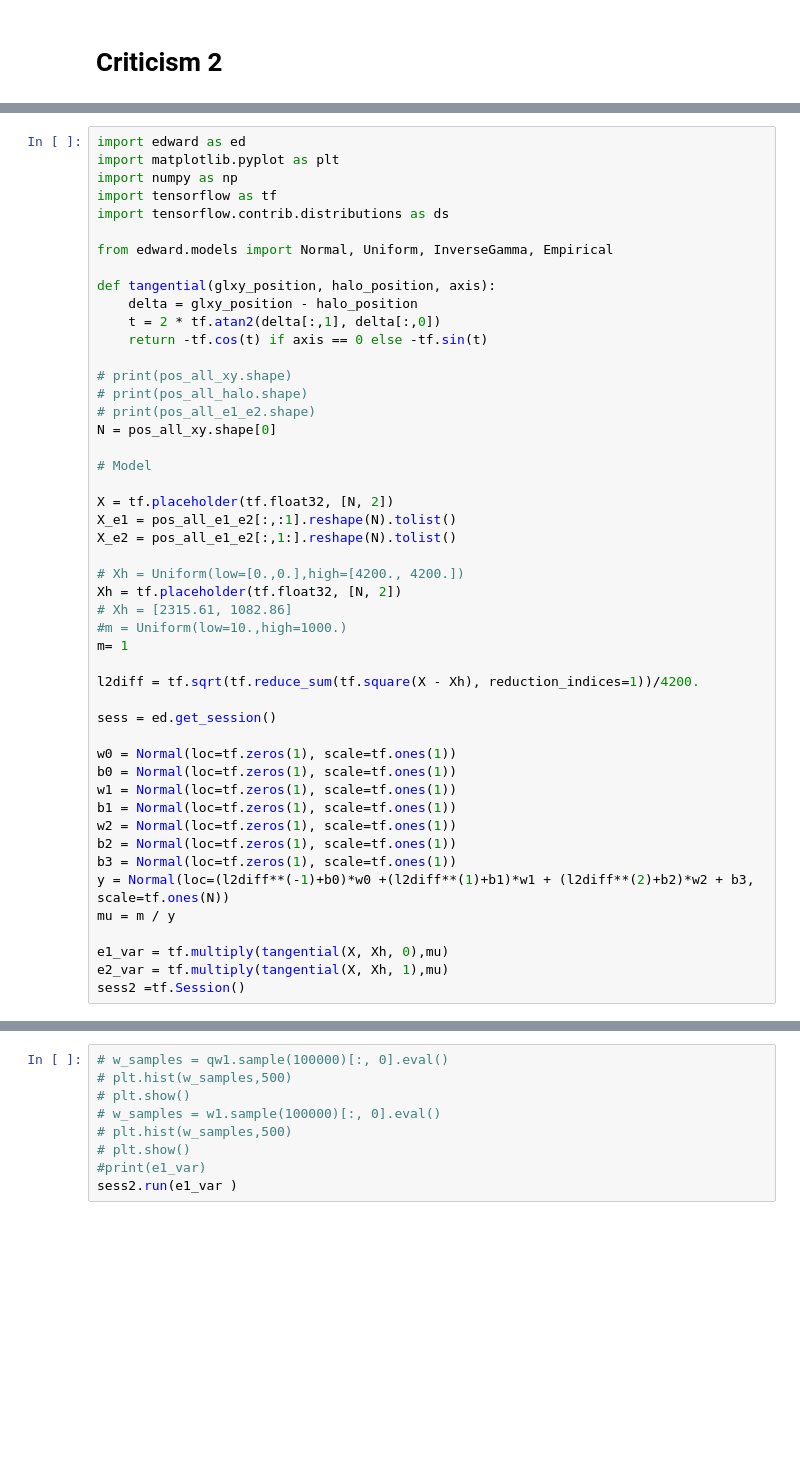
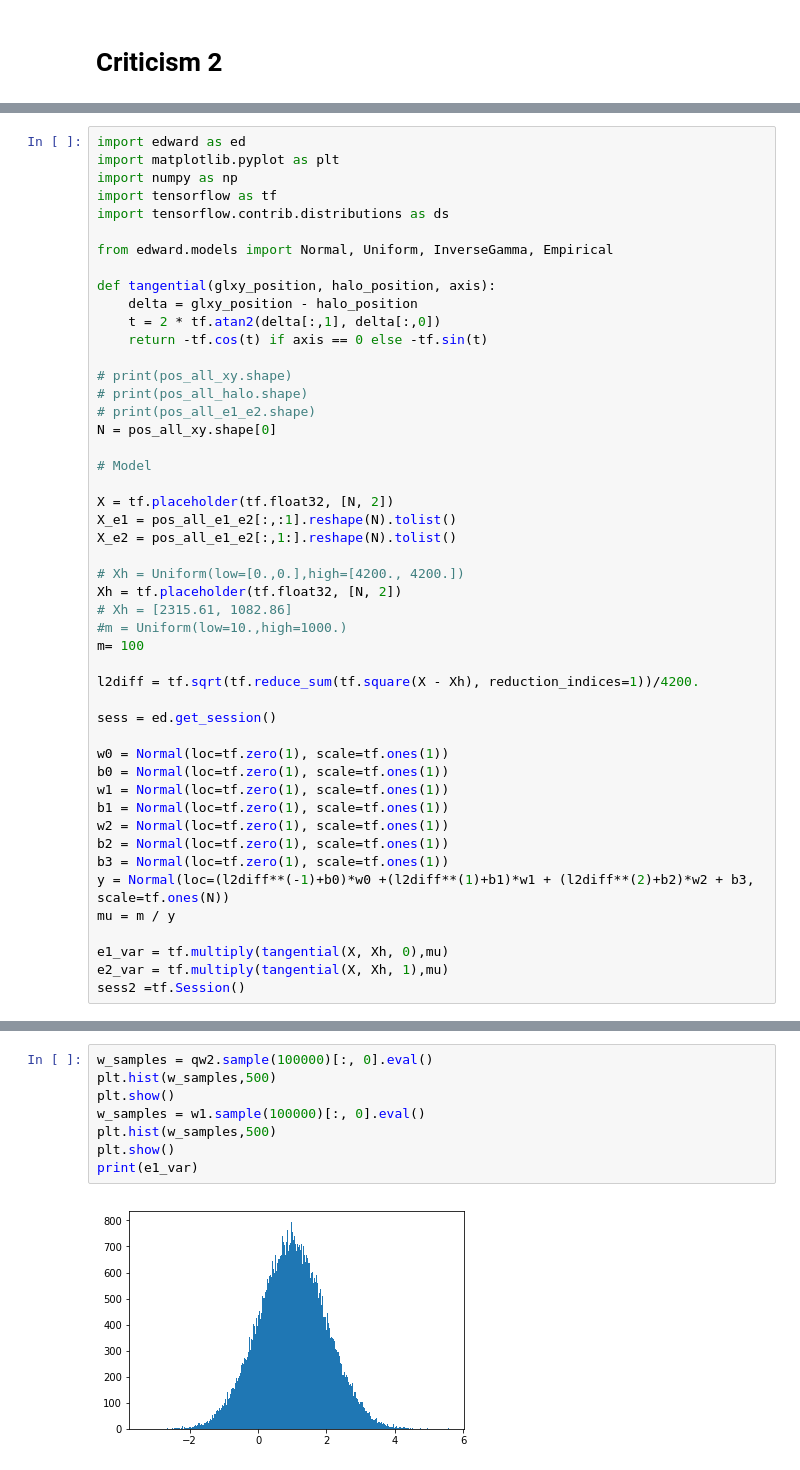
Before and after one commit to HTplex/probp.finalproject, a Jupyter notebook: 1.2-H.ipynb, the cells around one changed output, grey strips where cells are left out. Drawn from its saved outputs; the diff is of its cells as text; blank space fills up the shorter version.

```diff
--- a/1.2-H.ipynb
+++ b/1.2-H.ipynb
@@ -320,19 +316,19 @@ X_e2 = pos_all_e1_e2[:,1:].reshape(N).tolist()
 Xh = tf.placeholder(tf.float32, [N, 2])
 # Xh = [2315.61, 1082.86]
 #m = Uniform(low=10.,high=1000.)
-m= 1
+m= 100
 
 l2diff = tf.sqrt(tf.reduce_sum(tf.square(X - Xh), reduction_indices=1))/4200.
 
 sess = ed.get_session()
 
-w0 = Normal(loc=tf.zeros(1), scale=tf.ones(1))
-b0 = Normal(loc=tf.zeros(1), scale=tf.ones(1))
-w1 = Normal(loc=tf.zeros(1), scale=tf.ones(1))
-b1 = Normal(loc=tf.zeros(1), scale=tf.ones(1))
-w2 = Normal(loc=tf.zeros(1), scale=tf.ones(1))
-b2 = Normal(loc=tf.zeros(1), scale=tf.ones(1))
-b3 = Normal(loc=tf.zeros(1), scale=tf.ones(1))
+w0 = Normal(loc=tf.zero(1), scale=tf.ones(1))
+b0 = Normal(loc=tf.zero(1), scale=tf.ones(1))
+w1 = Normal(loc=tf.zero(1), scale=tf.ones(1))
+b1 = Normal(loc=tf.zero(1), scale=tf.ones(1))
+w2 = Normal(loc=tf.zero(1), scale=tf.ones(1))
+b2 = Normal(loc=tf.zero(1), scale=tf.ones(1))
+b3 = Normal(loc=tf.zero(1), scale=tf.ones(1))
 y = Normal(loc=(l2diff**(-1)+b0)*w0 +(l2diff**(1)+b1)*w1 + (l2diff**(2)+b2)*w2 + b3, scale=tf.ones(N))
 mu = m / y
 
@@ -380,10 +369,10 @@ visualise(e1_e2[:,:1], e1_e2[:,1:], qw0, qb0)
 # %%
-# w_samples = qw1.sample(100000)[:, 0].eval()
-# plt.hist(w_samples,500)
-# plt.show()
-# w_samples = w1.sample(100000)[:, 0].eval()
-# plt.hist(w_samples,500)
-# plt.show()
-#print(e1_var)
-sess2.run(e1_var )
+w_samples = qw2.sample(100000)[:, 0].eval()
+plt.hist(w_samples,500)
+plt.show()
+w_samples = w1.sample(100000)[:, 0].eval()
+plt.hist(w_samples,500)
+plt.show()
+print(e1_var)
 # %% [output]
+[figure, added]
```
Also changed, not shown: parts of 15 cells of this notebook, 3 other files.
